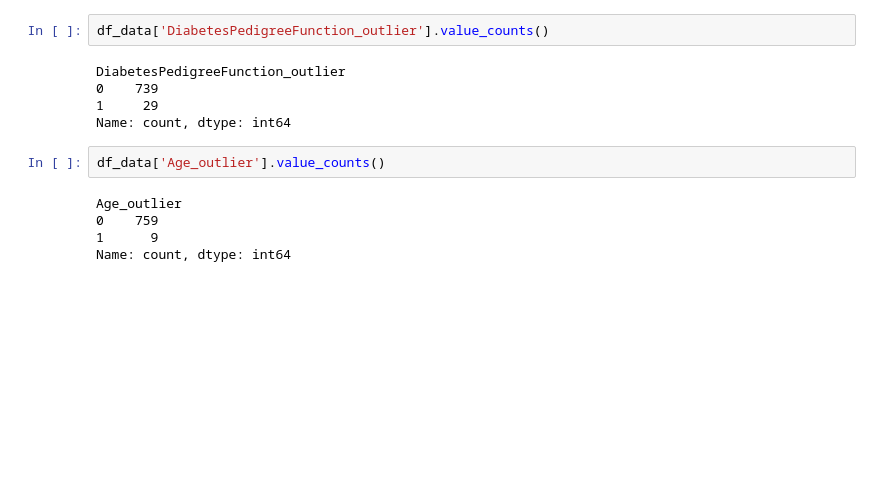
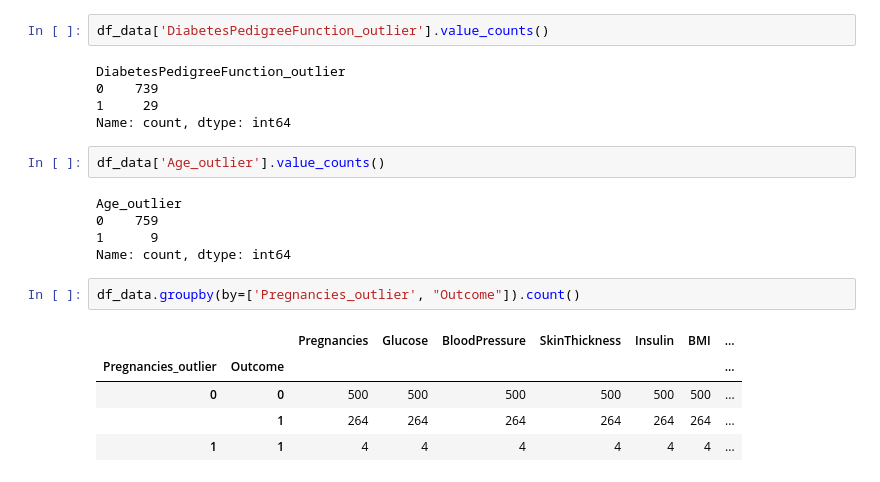
Before and after one commit to FeLipe-133/Trabajo-mate-para-cs, a Jupyter notebook: src/Preprocessing_Data/1_outliers_check.ipynb, the cells around one changed output. Saved outputs shown, nothing was run; the diff lists cells and outputs as text; blank space fills up the shorter version.

```diff
--- a/src/Preprocessing_Data/1_outliers_check.ipynb
+++ b/src/Preprocessing_Data/1_outliers_check.ipynb
@@ -101,3 +101,11 @@ Age_outlier
 0    759
 1      9
 Name: count, dtype: int64
+# %%
+df_data.groupby(by=['Pregnancies_outlier', "Outcome"]).count()
+# %% [output]
+|  |  | Pregnancies | Glucose | BloodPressure | SkinThickness | Insulin | BMI | ... |
+| Pregnancies_outlier | Outcome |  |  |  |  |  |  | ... |
+| 0 | 0 | 500 | 500 | 500 | 500 | 500 | 500 | ... |
+|  | 1 | 264 | 264 | 264 | 264 | 264 | 264 | ... |
+| 1 | 1 | 4 | 4 | 4 | 4 | 4 | 4 | ... |
```
Also changed, not shown: parts of 6 cells of this notebook.
